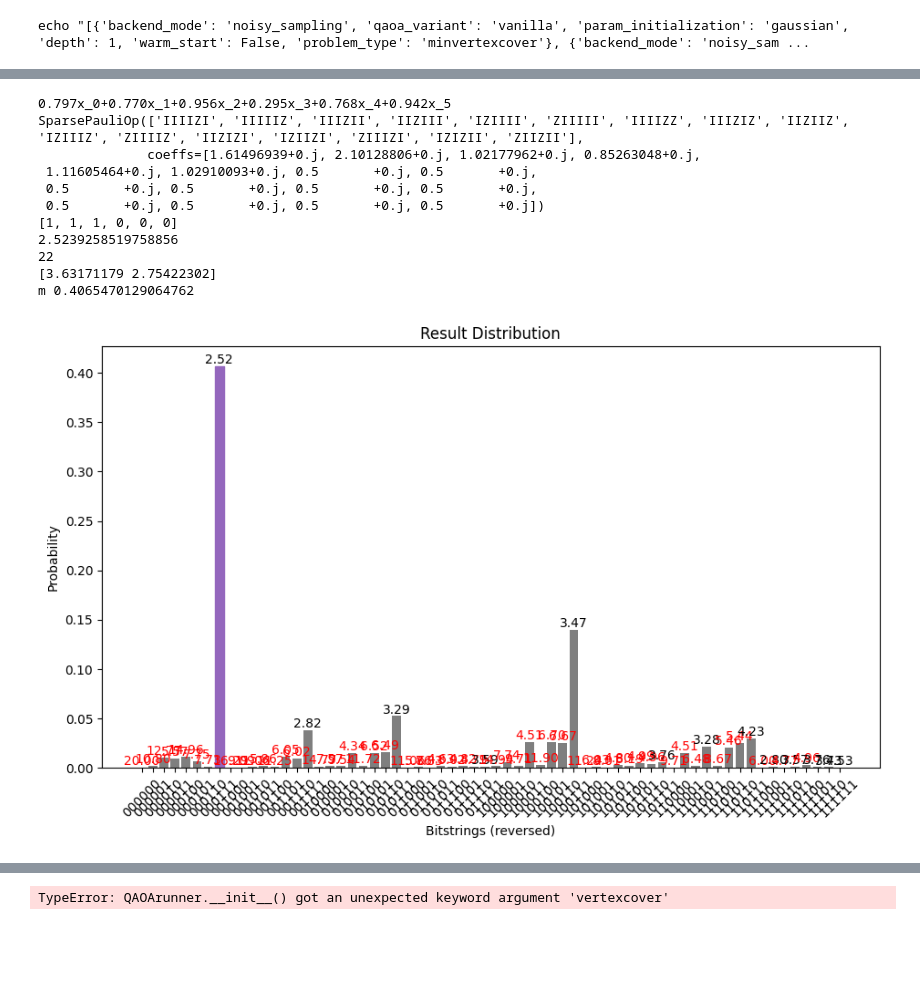
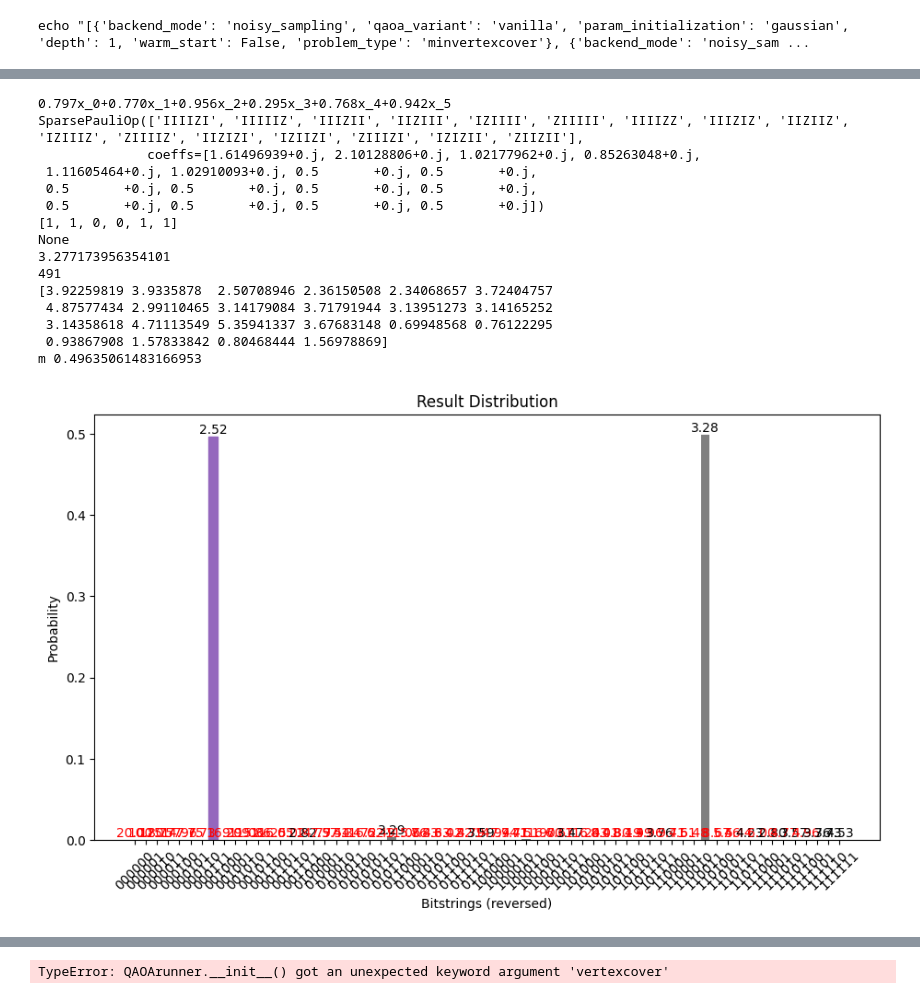
Before and after one commit to Smeidir/QAOA, a Jupyter notebook: tests.ipynb, the cells around one changed output, grey strips where cells are left out. Drawn from its saved outputs; the diff is of its cells as text; code cells hidden in the pictures; blank space fills up the shorter version.

```diff
--- a/tests.ipynb
+++ b/tests.ipynb
@@ -81,39 +81,44 @@ for n in graphs[0].node_indices():
 # %%
 graph = graphs[0]
 quantum = QAOArunner(graph=graph,
                      backend_mode = 'statevector',
                      param_initialization= 'gaussian',
-                     qaoa_variant='vanilla',
+                     qaoa_variant='multiangle',
                      optimizer='COBYLA',
                      depth =1,
                      problem_type='minvertexcover',
-                     warm_start=True,
+                     warm_start=False,
                      amount_shots = 1000,
                      max_tol = 1e-2,#lower shots and tolerance for faster runs
-                     hamming_dist = 2
+                     hamming_dist = 1
                      )
 
 quantum.build_circuit()
 print(quantum.cost_hamiltonian)
 quantum.run()
 #print(f'Total time: {quantum.time_elapsed} in which {np.sum(quantum.runtimes)/quantum.time_elapsed:.2f}% was spent inside the cost_func_estimator and {1 - np.sum(quantum.runtimes)/quantum.time_elapsed:.2f} inside optimizer and help functions.')
 #removed timer statements from qaoa so above line does not work
 print(quantum.solution)
+print(quantum.hamming_string)
 print(quantum.evaluate_solution())
 print(quantum.fev)
 print(quantum.final_params)
 print('m',quantum.get_prob_measure_optimal())
 quantum.print_bitstrings()
 # %% [output]
 0.797x_0+0.770x_1+0.956x_2+0.295x_3+0.768x_4+0.942x_5
 SparsePauliOp(['IIIIZI', 'IIIIIZ', 'IIIZII', 'IIZIII', 'IZIIII', 'ZIIIII', 'IIIIZZ', 'IIIZIZ', 'IIZIIZ', 'IZIIIZ', 'ZIIIIZ', 'IIZIZI', 'IZIIZI', 'ZIIIZI', 'IZIZII', 'ZIIZII'],
               coeffs=[1.61496939+0.j, 2.10128806+0.j, 1.02177962+0.j, 0.85263048+0.j,
  1.11605464+0.j, 1.02910093+0.j, 0.5       +0.j, 0.5       +0.j,
  0.5       +0.j, 0.5       +0.j, 0.5       +0.j, 0.5       +0.j,
  0.5       +0.j, 0.5       +0.j, 0.5       +0.j, 0.5       +0.j])
-[1, 1, 1, 0, 0, 0]
-2.5239258519758856
-22
-[3.63171179 2.75422302]
-m 0.4065470129064762
+[1, 1, 0, 0, 1, 1]
+None
+3.277173956354101
+491
+[3.92259819 3.9335878  2.50708946 2.36150508 2.34068657 3.72404757
+ 4.87577434 2.99110465 3.14179084 3.71791944 3.13951273 3.14165252
+ 3.14358618 4.71113549 5.35941337 3.67683148 0.69948568 0.76122295
+ 0.93867908 1.57833842 0.80468444 1.56978869]
+m 0.49635061483166953
-[figure, old version]
+[figure, new version]
```
Also changed, not shown: parts of 4 cells of this notebook, 4 other files.
